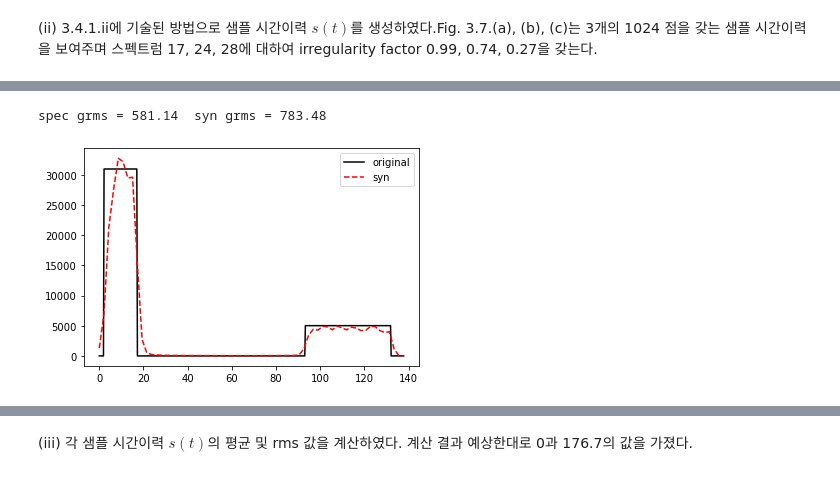
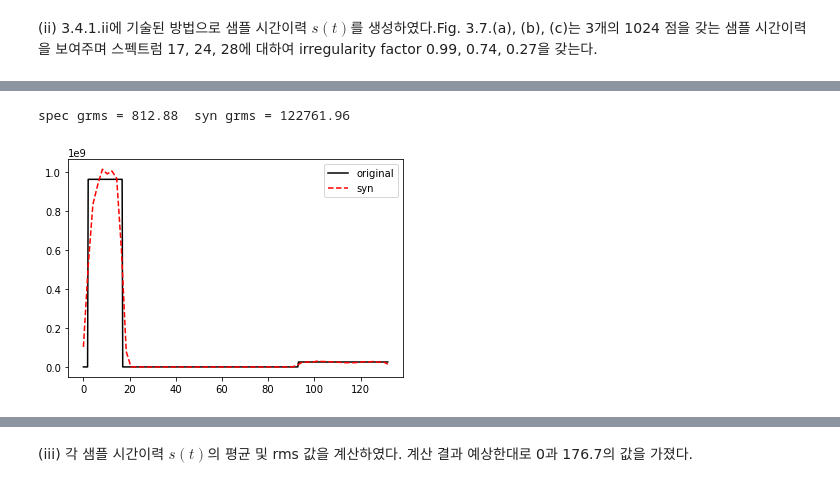
Before and after one commit to wonho13/work, a Jupyter notebook: 논문번역/Dirlik1985/Dirlik1985.ipynb, the cells around one changed output, grey strips where cells are left out. Cells and saved outputs as stored; diff of their text form; code cells hidden in the pictures.

```diff
--- a/논문번역/Dirlik1985/Dirlik1985.ipynb
+++ b/논문번역/Dirlik1985/Dirlik1985.ipynb
@@ -161,7 +161,7 @@ def Gr(f,f1,p1,f2,p2,A1,A2):
             out[i] = A1
         elif f[i] >= f2 and f[i] <= p2:
             out[i] = A2;
-    return out;
+    return out**2;
 # %%
 plt.figure(figsize=(14,4));
 plt.subplot(121);
@@ -214,4 +214,7 @@ plt.plot(f,g7,'k*'); plt.xlim(0,240); plt.ylim(0,30000);
 [figure]
 # %% [markdown]
 (ii) 3.4.1.ii에 기술된 방법으로 샘플 시간이력 $s(t)$를 생성하였다.Fig. 3.7.(a), (b), (c)는 3개의 1024 점을 갖는 샘플 시간이력을 보여주며 스펙트럼 17, 24, 28에 대하여 irregularity factor 0.99, 0.74, 0.27을 갖는다.
+# %%
+def log_interp(x,x_spec,y_spec):
+    return 10**np.interp(np.log10(x),np.log10(x_spec),np.log10(y_spec));
 # %%
@@ -244,17 +246,13 @@ def psd2th(freq,psd,dur):
 # %%
 # Fig 3.7.(a) SP-28 TH
+A1 = 4000; f1 = 2; p1 = 17; A2 = 30801; f2 = 101; p2 = 117; xm = 0.981; r = 0.988;
 def G1(f):
     A1 = 4000; f1 = 2; p1 = 17; A2 = 30801; f2 = 101; p2 = 117; xm = 0.981; r = 0.988;
     return Gr(f,f1,p1,f2,p2,A1,A2);
 Nt = 1024; Nf = 512; fmax = p2; fs = 2*fmax; dt = 1/fs; tmax = dt*Nt; df = 1/(Nt*dt);
 freq1= np.arange(Nf)*df; psd1 = G1(freq1); grms_spec1 = np.sqrt(A1*(p1-f1)+A2*(p2-f2));
 # PSD1
-time,th = psd2th(freq1,psd1,dur=tmax/2);
-for i in range(19):
-    time_tmp,th_tmp = psd2th(freq1,psd1,dur=tmax/2);
-    time_tmp += max(time);
-    time = np.concatenate([time,time_tmp]);
-    th = np.concatenate([th,th_tmp]);
+time,th = psd2th(freq1,psd1);
 # grms 비교
 grms_syn = np.std(th);
 print("spec grms = %.2f  syn grms = %.2f"%(grms_spec1,grms_syn));
@@ -274,23 +272,19 @@ plt.xlim(0,2);
 # %%
 # Fig 3.7.(b) SP-24 TH
+A1 = 20000; f1 = 2; p1 = 17; A2 = 13008; f2 = 74; p2 = 132; xm = 0.604; r = 0.746;
 def G1(f):
     A1 = 20000; f1 = 2; p1 = 17; A2 = 13008; f2 = 74; p2 = 132; xm = 0.604; r = 0.746;
     return Gr(f,f1,p1,f2,p2,A1,A2);
 Nt = 1024; Nf = 512; fmax = p2; fs = 2*fmax; dt = 1/fs; tmax = dt*Nt; df = 1/(Nt*dt);
-freq1= np.arange(Nf)*df; psd1 = G1(freq1); grms_spec1 = np.sqrt(A1*(p1-f1)+A2*(p2-f2));
-# PSD1
-time,th = psd2th(freq1,psd1,dur=tmax/2);
-for i in range(19):
-    time_tmp,th_tmp = psd2th(freq1,psd1,dur=tmax/2);
-    time_tmp += max(time);
-    time = np.concatenate([time,time_tmp]);
-    th = np.concatenate([th,th_tmp]);
+freq2= np.arange(Nf)*df; psd2 = G1(freq2); grms_spec1 = np.sqrt(A1*(p1-f1)+A2*(p2-f2));
+# PSD2
+time,th = psd2th(freq2,psd2);
 # grms 비교
 grms_syn = np.std(th);
 print("spec grms = %.2f  syn grms = %.2f"%(grms_spec1,grms_syn));
 # PSD Check
-freq_syn,psd_syn = welch(th,fs = max(freq1)*2,nperseg=2**7);
-plt.plot(freq1,psd1,'k-',label='original');
+freq_syn,psd_syn = welch(th,fs = max(freq2)*2,nperseg=2**7);
+plt.plot(freq2,psd2,'k-',label='original');
 plt.plot(freq_syn,psd_syn,'r--',label='syn'); plt.legend(loc='upper right');
 time2 = time; th2 = th;
 # %% [output]
@@ -304,28 +298,24 @@ plt.xlim(0,2);
 # %%
 # Fig 3.7.(c) SP-17 TH
+A1 = 31000; f1 = 2; p1 = 17; A2 = 5020; f2 = 93; p2 = 132; xm = 0.137; r = 0.270;
 def G1(f):
     A1 = 31000; f1 = 2; p1 = 17; A2 = 5020; f2 = 93; p2 = 132; xm = 0.137; r = 0.270;
     return Gr(f,f1,p1,f2,p2,A1,A2);
 Nt = 1024; Nf = 512; fmax = p2; fs = 2*fmax; dt = 1/fs; tmax = dt*Nt; df = 1/(Nt*dt);
-freq1= np.arange(Nf)*df; psd1 = G1(freq1); grms_spec1 = np.sqrt(A1*(p1-f1)+A2*(p2-f2));
-# PSD1
-time,th = psd2th(freq1,psd1,dur=tmax/2);
-for i in range(19):
-    time_tmp,th_tmp = psd2th(freq1,psd1,dur=tmax/2);
-    time_tmp += max(time);
-    time = np.concatenate([time,time_tmp]);
-    th = np.concatenate([th,th_tmp]);
+freq3= np.arange(Nf)*df; psd3 = G1(freq3); grms_spec1 = np.sqrt(A1*(p1-f1)+A2*(p2-f2));
+# PSD3
+time,th = psd2th(freq3,psd3);
 # grms 비교
 grms_syn = np.std(th);
 print("spec grms = %.2f  syn grms = %.2f"%(grms_spec1,grms_syn));
 # PSD Check
-freq_syn,psd_syn = welch(th,fs = max(freq1)*2,nperseg=2**7);
-plt.plot(freq1,psd1,'k-',label='original');
+freq_syn,psd_syn = welch(th,fs = max(freq3)*2,nperseg=2**7);
+plt.plot(freq3,psd3,'k-',label='original');
 plt.plot(freq_syn,psd_syn,'r--',label='syn'); plt.legend(loc='upper right');
 time3 = time; th3 = th;
 # %% [output]
-spec grms = 581.14  syn grms = 783.48
+spec grms = 812.88  syn grms = 122761.96
-[figure, old version]
+[figure, new version]
 # %%
 plt.figure(figsize=(12,5)); plt.plot(time,th,'k-'); plt.title('Fig.3.7.a Time History, $\gamma=.99$');
 plt.xlim(0,2);
```
Also changed, not shown: parts of 30 cells of this notebook.
